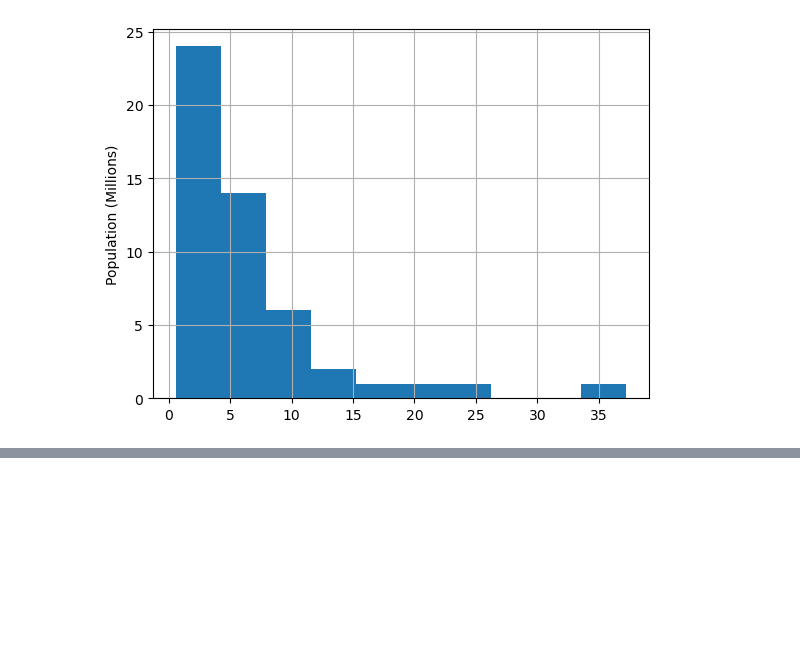
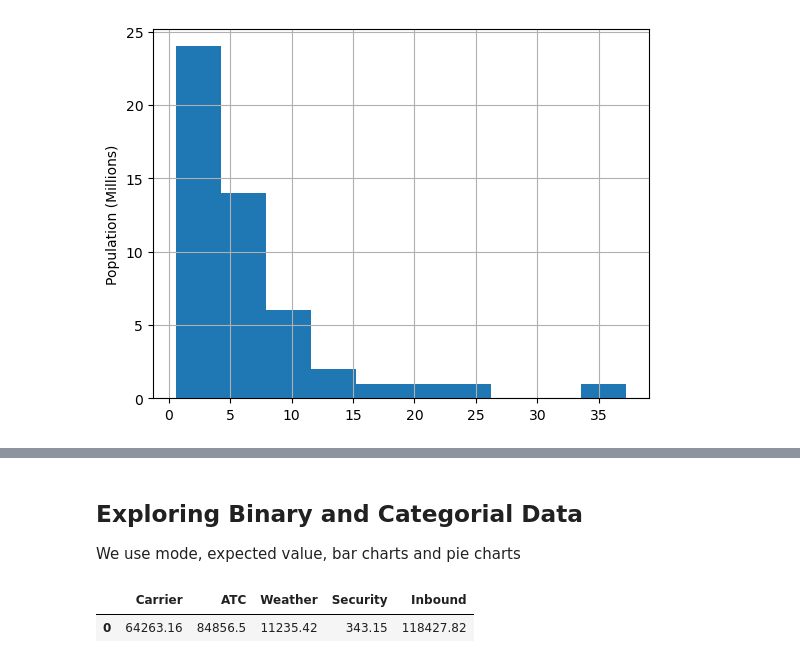
Before and after one commit to dnewbie25/PracticaL-Statistics-with-Python, a Jupyter notebook: CH1_EDA/mean_median.ipynb, the cells around one changed output, grey strips where cells are left out. Cells and saved outputs as stored; diff of their text form; code cells hidden in the pictures; blank space fills up the shorter version.

```diff
--- a/CH1_EDA/mean_median.ipynb
+++ b/CH1_EDA/mean_median.ipynb
@@ -89,0 +99,10 @@ Text(0, 0.5, 'Population (Millions)')
+# %% [markdown]
+## Exploring Binary and Categorial Data
+
+We use mode, expected value, bar charts and pie charts
+# %%
+dfw_data = pd.read_csv("dfw_airline.csv")
+dfw_data.head()
+# %% [output]
+|  | Carrier | ATC | Weather | Security | Inbound |
+| 0 | 64263.16 | 84856.5 | 11235.42 | 343.15 | 118427.82 |
```
Also changed, not shown: parts of 6 cells of this notebook, 3 other files.
